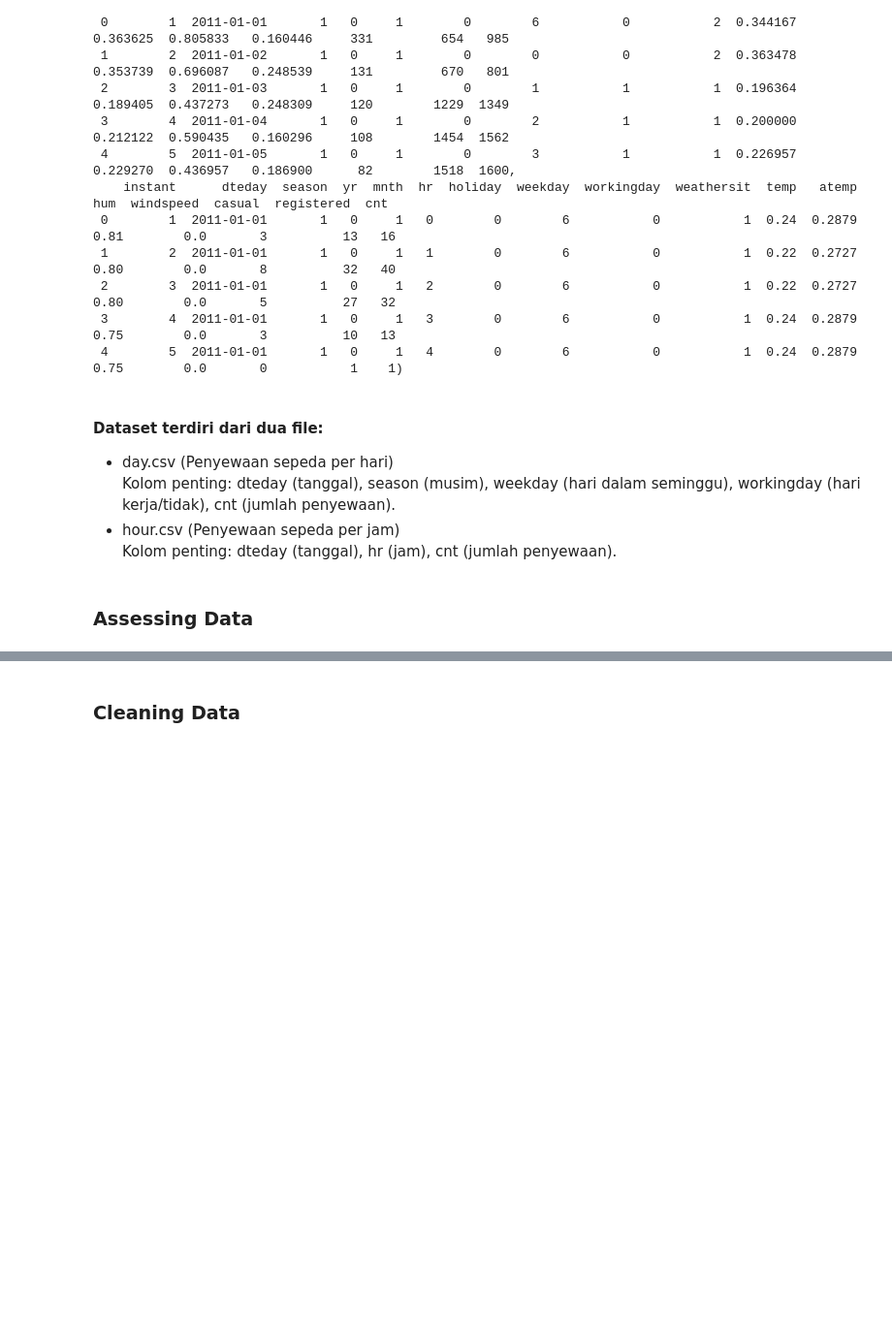
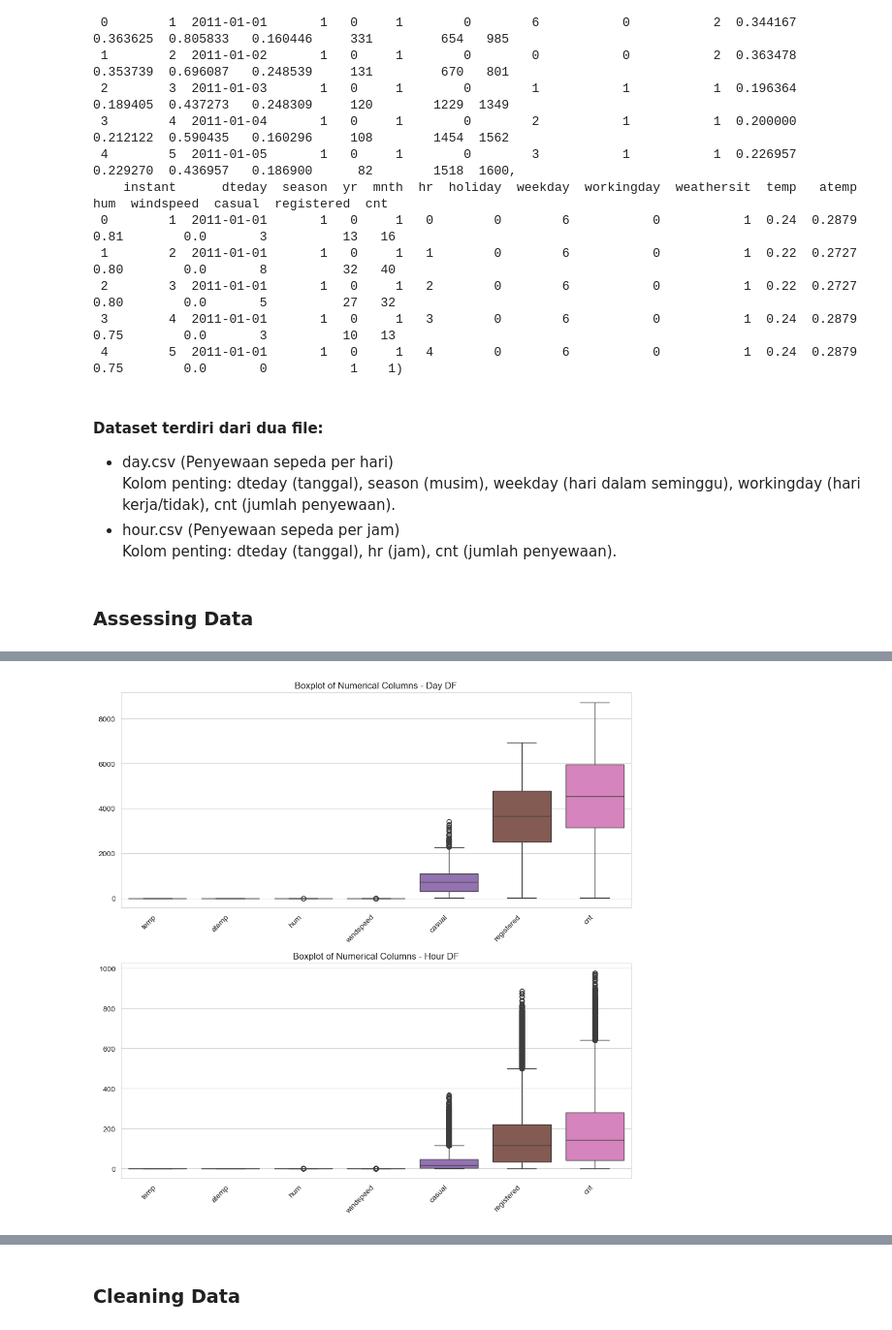
Before and after one commit to SoraIroShiro/submission, a Jupyter notebook: notebook.ipynb, the cells around one changed output, grey strips where cells are left out. Shown: that part at 97% size. Saved outputs shown, nothing was run; the diff lists cells and outputs as text; code cells hidden in the pictures; blank space fills up the shorter version.

```diff
--- a/notebook.ipynb
+++ b/notebook.ipynb
@@ -125,0 +95,89 @@ missing_day, missing_hour, duplicate_day, duplicate_hour
+# %%
+# Data Wrangling - Assessing Data (Menambahkan Deteksi Outlier dengan IQR)
+
+# Data Wrangling - Assessing Data (Menambahkan Deteksi Outlier dengan IQR dan Visualisasi Boxplot)
+
+def assess_data(day_df, hour_df):
+    """Menilai kualitas data termasuk missing values, duplikasi, dan outlier."""
+
+    print("=== Memulai Proses Assessing Data ===\n")
+
+    # Mengecek missing values
+    missing_day = day_df.isnull().sum()
+    missing_hour = hour_df.isnull().sum()
+
+    # Mengecek duplikasi
+    duplicate_day = day_df.duplicated().sum()
+    duplicate_hour = hour_df.duplicated().sum()
+
+    # Mengecek tipe data
+    print("1. Mengecek Tipe Data:")
+    print("- Day DF:")
+    print(day_df.dtypes)
+    print("- Hour DF:")
+    print(hour_df.dtypes)
+
+    # Mengecek data invalid atau tidak konsisten
+    print("\n2. Mengecek Data Invalid atau Tidak Konsisten:")
+    print("- Nilai unik dalam season (Day DF):", day_df["season"].unique())
+    print("- Nilai unik dalam season (Hour DF):", hour_df["season"].unique())
+    print("- Nilai unik dalam weekday (Day DF):", day_df["weekday"].unique())
+    print("- Nilai unik dalam weekday (Hour DF):", hour_df["weekday"].unique())
+
+    # Fungsi mendeteksi outlier menggunakan metode IQR
+    def detect_outliers_iqr(df, columns):
+        outlier_info = {}
+        for col in columns:
+            Q1 = df[col].quantile(0.25)
+            Q3 = df[col].quantile(0.75)
+            IQR = Q3 - Q1
+            lower_bound = Q1 - 1.5 * IQR
+            upper_bound = Q3 + 1.5 * IQR
+
+            outliers = df[(df[col] < lower_bound) | (df[col] > upper_bound)]
+            outlier_info[col] = outliers.shape[0]
+        return outlier_info
+
+    # Kolom numerik yang dapat memiliki outlier
+    numerical_cols = ["temp", "atemp", "hum", "windspeed", "casual", "registered", "cnt"]
+
+    # Mendeteksi outlier dalam kedua dataset
+    outliers_day = detect_outliers_iqr(day_df, numerical_cols)
+    outliers_hour = detect_outliers_iqr(hour_df, numerical_cols)
+
+    # Menampilkan hasil dalam bentuk tabel
+    missing_df = pd.DataFrame({
+        'Dataset': ['Day DF', 'Hour DF'],
+        'Missing Values': [missing_day.sum(), missing_hour.sum()],
+        'Duplicated Rows': [duplicate_day, duplicate_hour]
+    })
+
+    outliers_day_df = pd.DataFrame(list(outliers_day.items()), columns=['Column', 'Outliers'])
+    outliers_hour_df = pd.DataFrame(list(outliers_hour.items()), columns=['Column', 'Outliers'])
+
+    print("\n=== Assessment Data ===\n")
+    print(missing_df.to_string(index=False))
+    print("\n=== Outliers in Day DF ===")
+    print(outliers_day_df.to_string(index=False))
+    print("\n=== Outliers in Hour DF ===")
+    print(outliers_hour_df.to_string(index=False))
+
+    # Membuat visualisasi outlier dengan boxplot
+    fig, axes = plt.subplots(2, 1, figsize=(10, 10))
+
+    sns.boxplot(data=day_df[numerical_cols], ax=axes[0])
+    axes[0].set_title("Boxplot of Numerical Columns - Day DF")
+    axes[0].set_xticklabels(numerical_cols, rotation=45, ha='right')
+
+    sns.boxplot(data=hour_df[numerical_cols], ax=axes[1])
+    axes[1].set_title("Boxplot of Numerical Columns - Hour DF")
+    axes[1].set_xticklabels(numerical_cols, rotation=45, ha='right')
+
+    plt.tight_layout()
+    plt.show()
+
+    print("\n=== Assessing Data Selesai ===\n")
+
+# Contoh pemanggilan fungsi
+assess_data(day_df, hour_df)
+# %% [output]
@@ -125,0 +201 @@ missing_day, missing_hour, duplicate_day, duplicate_hour
+[figure, added]
```
Also changed, not shown: parts of 9 cells of this notebook.
